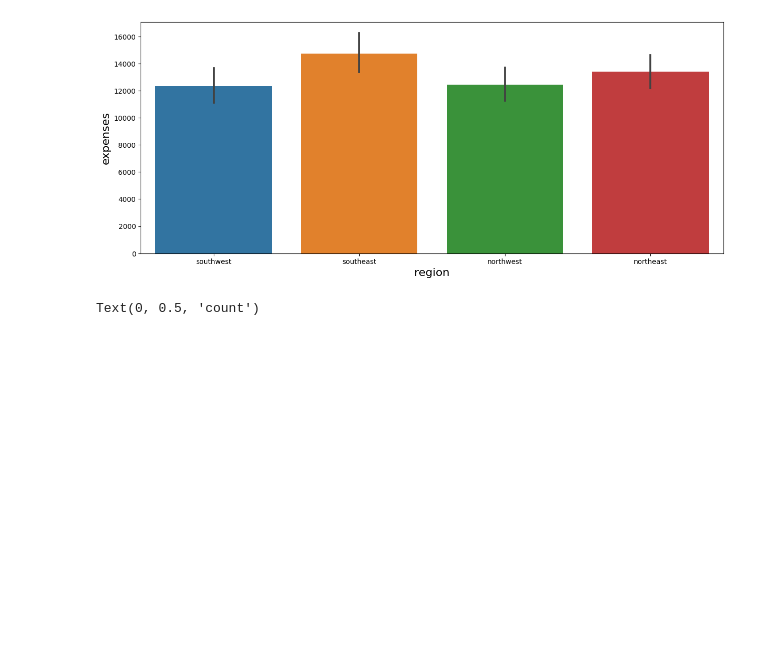
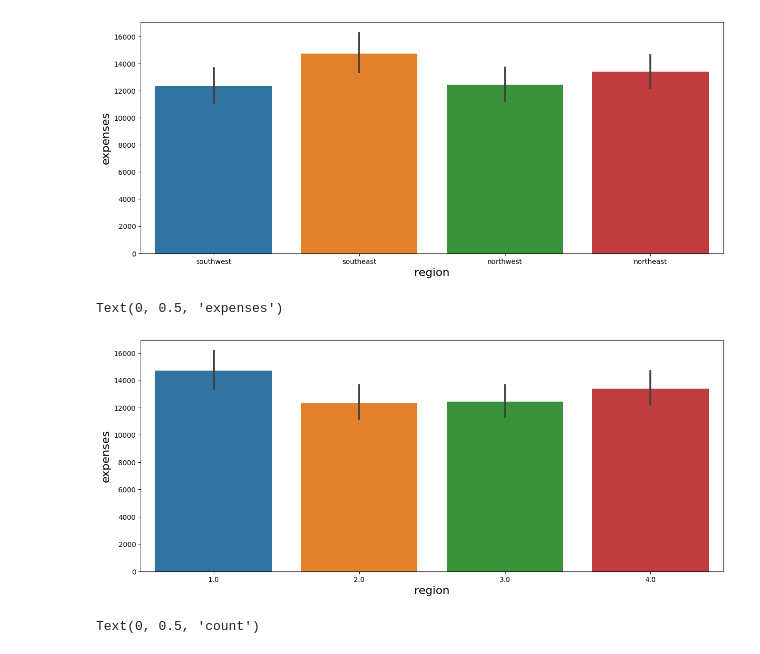
Before and after one commit to DemoProject40/Insurance_Premium_Prediction, a Jupyter notebook: notebooks/EDA.ipynb, the cells around one changed output. Saved outputs shown, nothing was run; the diff lists cells and outputs as text; code cells hidden in the pictures; blank space fills up the shorter version.

```diff
--- a/notebooks/EDA.ipynb
+++ b/notebooks/EDA.ipynb
@@ -151,9 +151,12 @@ Text(0, 0.5, 'expenses')
 [figure]
 # %%
 plt.figure(figsize=(15,6))
-bp5=sns.barplot(x='region',y='expenses',data=df1)
+bp5=sns.barplot(x='region',y='expenses',data=df)
 bp5.set_xlabel("region", fontsize=16)
 bp5.set_ylabel("expenses", fontsize=16)
+# %% [output]
+Text(0, 0.5, 'expenses')
+[figure, added]
 # %%
 plt.figure(figsize=(15,6))
 bp6=sns.countplot(x=df.smoker,hue=df.sex)
```
Also changed, not shown: parts of 9 cells of this notebook, 2 other files.
